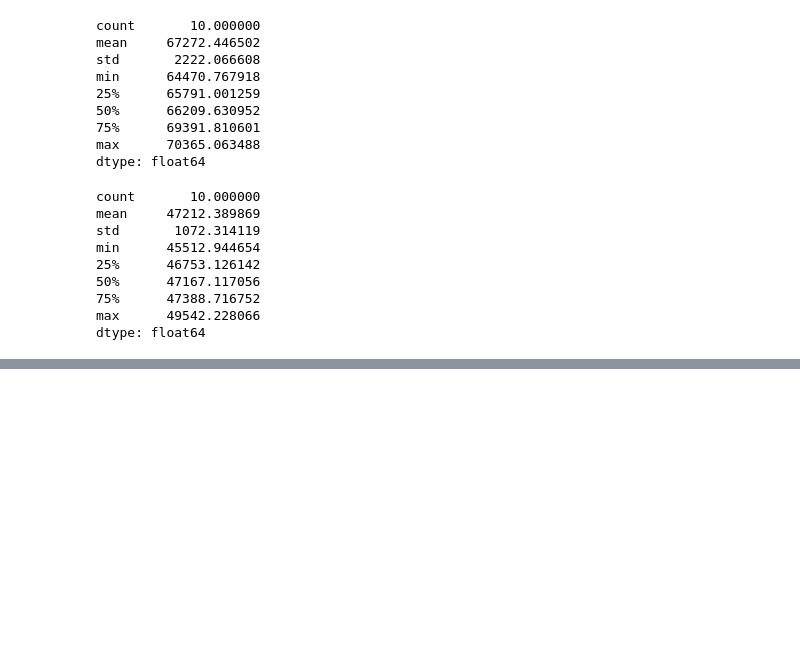
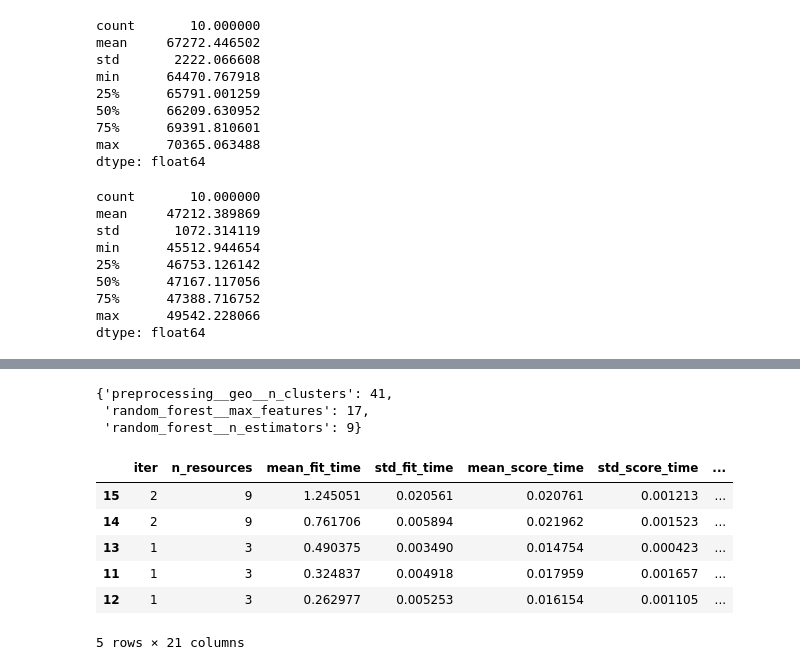
Before and after one commit to fractalate/study-geron-hands-on-machine-learning-with-scikit-learn-keras-and-tensorflow, a Jupyter notebook: Chapter 02/Notebook.ipynb, the cells around one changed output, grey strips where cells are left out. Drawn from its saved outputs; the diff is of its cells as text; code cells hidden in the pictures; blank space fills up the shorter version.

```diff
--- a/Chapter 02/Notebook.ipynb
+++ b/Chapter 02/Notebook.ipynb
@@ -764,0 +841,14 @@ dtype: float64
+# %%
+from sklearn.model_selection import RandomizedSearchCV
+from scipy.stats import randint
+
+param_distribs = {
+    'preprocessing__geo__n_clusters': randint(low=3, high=50),
+    'random_forest__max_features': randint(low=2, high=20),
+}
+
+rnd_search = RandomizedSearchCV(
+    full_pipeline, param_distributions=param_distribs, n_iter=10, cv=3,
+    scoring='neg_root_mean_squared_error', random_state=42,
+)
+rnd_search.fit(housing, housing_labels)
@@ -764,0 +889,18 @@ dtype: float64
+# %%
+from sklearn.experimental import enable_halving_search_cv
+from sklearn.model_selection import HalvingRandomSearchCV
+from scipy.stats import randint
+
+param_distribs = {
+    'preprocessing__geo__n_clusters': randint(low=35, high=65),
+    'random_forest__max_features': randint(low=3, high=20),
+}
+
+rnd_search_2 = HalvingRandomSearchCV(
+    full_pipeline, param_distributions=param_distribs,
+    resource='random_forest__n_estimators',
+    max_resources=10,
+    cv=3,
+    scoring='neg_root_mean_squared_error', random_state=42,
+)
+rnd_search_2.fit(housing, housing_labels)
@@ -764,0 +925,18 @@ dtype: float64
+# %%
+rnd_search_2.best_params_
+# %% [output]
+{'preprocessing__geo__n_clusters': 41,
+ 'random_forest__max_features': 17,
+ 'random_forest__n_estimators': 9}
+# %%
+cv_res = pd.DataFrame(rnd_search_2.cv_results_)
+cv_res.sort_values(by='mean_test_score', ascending=False, inplace=True)
+cv_res.head()
+# %% [output]
+|  | iter | n_resources | mean_fit_time | std_fit_time | mean_score_time | std_score_time | ... |
+| 15 | 2 | 9 | 1.245051 | 0.020561 | 0.020761 | 0.001213 | ... |
+| 14 | 2 | 9 | 0.761706 | 0.005894 | 0.021962 | 0.001523 | ... |
+| 13 | 1 | 3 | 0.490375 | 0.003490 | 0.014754 | 0.000423 | ... |
+| 11 | 1 | 3 | 0.324837 | 0.004918 | 0.017959 | 0.001657 | ... |
+| 12 | 1 | 3 | 0.262977 | 0.005253 | 0.016154 | 0.001105 | ... |
+5 rows × 21 columns
```
Also changed, not shown: parts of 14 cells of this notebook.
